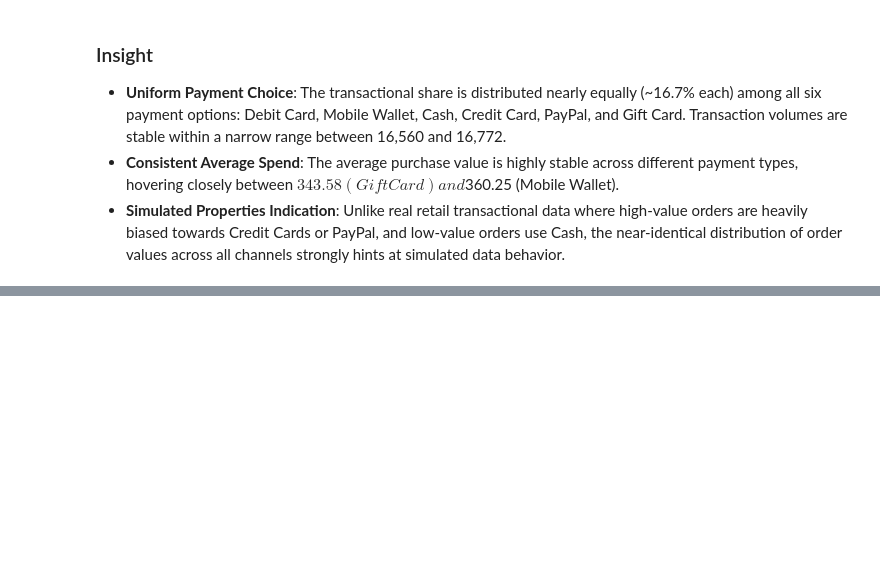
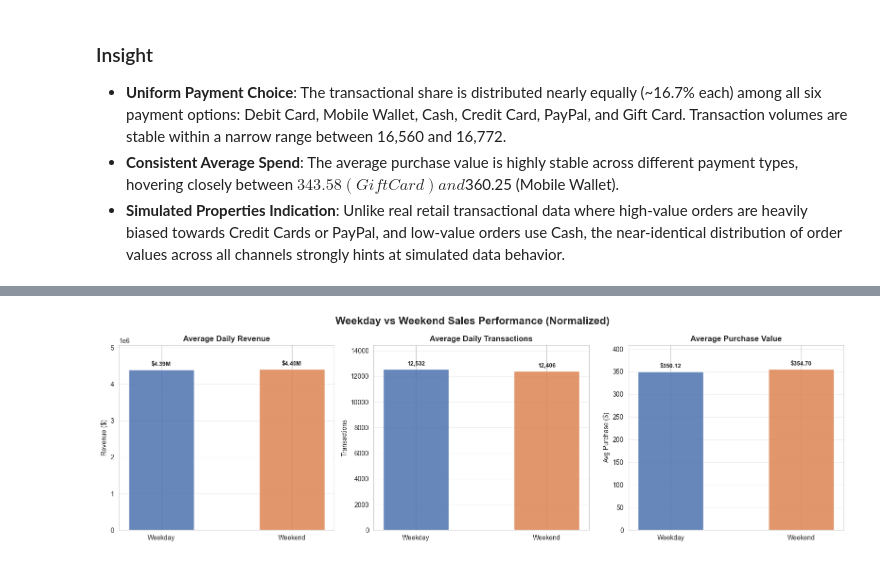
Before and after one commit to fathirrizkifadillah/Black-Friday, a Jupyter notebook: main.ipynb, the cells around one changed output, grey strips where cells are left out. Drawn from its saved outputs; the diff is of its cells as text; code cells hidden in the pictures; blank space fills up the shorter version.

Commit message:
Weekday vs Weekend Shopping Behavior

```diff
--- a/main.ipynb
+++ b/main.ipynb
@@ -1280,0 +1283,83 @@ plt.show()
+# %%
+# Calculate number of unique days for weekend vs weekday to normalize totals
+weekday_days = df[df['is_weekend'] == 0]['date'].dt.date.nunique()
+weekend_days = df[df['is_weekend'] == 1]['date'].dt.date.nunique()
+
+# Aggregate raw totals
+we_summary = df.groupby('is_weekend').agg(
+    transactions=('transaction_id', 'count'),
+    revenue=('purchase_amount', 'sum'),
+    avg_purchase=('purchase_amount', 'mean')
+).reset_index()
+
+# Map the active days count for normalization
+we_summary['days'] = we_summary['is_weekend'].map({0: weekday_days, 1: weekend_days})
+
+# Compute normalized daily averages
+we_summary['avg_daily_revenue'] = we_summary['revenue'] / we_summary['days']
+we_summary['avg_daily_transactions'] = we_summary['transactions'] / we_summary['days']
+
+# Labeling and ordering
+we_summary['period'] = we_summary['is_weekend'].map({0: 'Weekday', 1: 'Weekend'})
+period_order = ['Weekday', 'Weekend']
+we_summary['period'] = pd.Categorical(we_summary['period'], categories=period_order, ordered=True)
+we_summary = we_summary.sort_values('period')
+
+# Creating the subplot structure
+fig, axes = plt.subplots(1, 3, figsize=(16, 5))
+
+metrics = [
+    ('avg_daily_revenue', 'Average Daily Revenue', 'Revenue ($)'),
+    ('avg_daily_transactions', 'Average Daily Transactions', 'Transactions'),
+    ('avg_purchase', 'Average Purchase Value', 'Avg Purchase ($)')
+]
+
+colors = ['#4C72B0', '#DD8452']
+
+for ax, (metric, title, ylabel) in zip(axes, metrics):
+    bars = ax.bar(
+        we_summary['period'],
+        we_summary[metric],
+        color=colors,
+        alpha=0.85,
+        width=0.5
+    )
+
+    ax.set_title(title, fontsize=12, weight='bold')
+    ax.set_xlabel('')
+    ax.set_ylabel(ylabel)
+    ax.grid(True, axis='y', alpha=0.3)
+    ax.set_ylim(0, we_summary[metric].max() * 1.15)
+
+    # Annotate bar labels
+    for bar in bars:
+        height = bar.get_height()
+
+        if metric == 'avg_daily_revenue':
+            label = f'${height/1e6:.2f}M'
+        elif metric == 'avg_daily_transactions':
+            label = f'{height:,.0f}'
+        else:
+            label = f'${height:.2f}'
+
+        ax.text(
+            bar.get_x() + bar.get_width() / 2,
+            height + we_summary[metric].max() * 0.015,
+            label,
+            ha='center',
+            va='bottom',
+            fontsize=9,
+            weight='bold'
+        )
+
+fig.suptitle('Weekday vs Weekend Sales Performance (Normalized)', fontsize=16, weight='bold')
+plt.tight_layout()
+
+# Save the plot
+os.makedirs('plots', exist_ok=True)
+filepath = os.path.join('plots', 'Weekday vs Weekend Shopping Behavior.png')
+plt.savefig(filepath, dpi=300, bbox_inches='tight', facecolor='white')
+
+plt.show()
+# %% [output]
+[figure, added]
```
Also changed, not shown: parts of 1 cell of this notebook, 1 other file.
